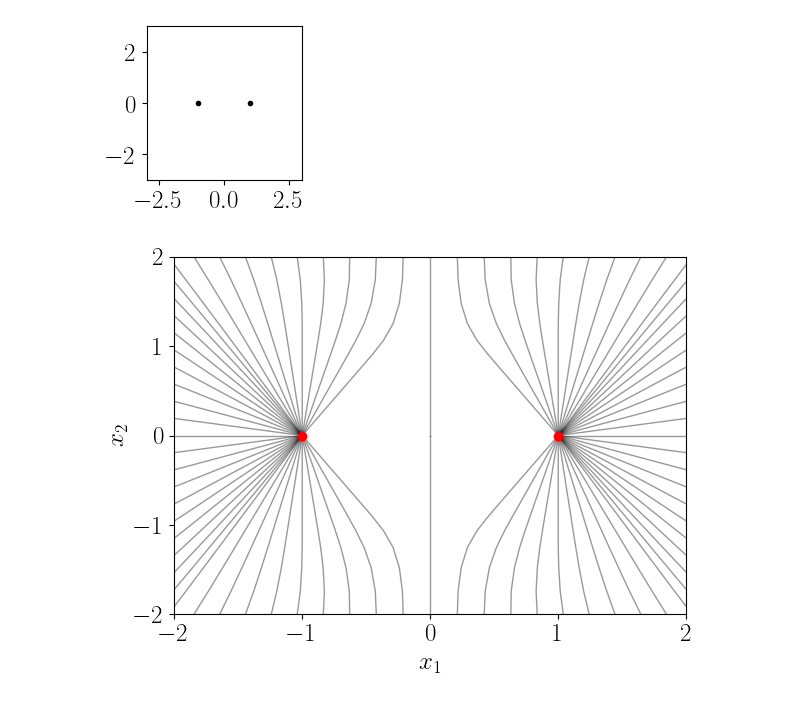
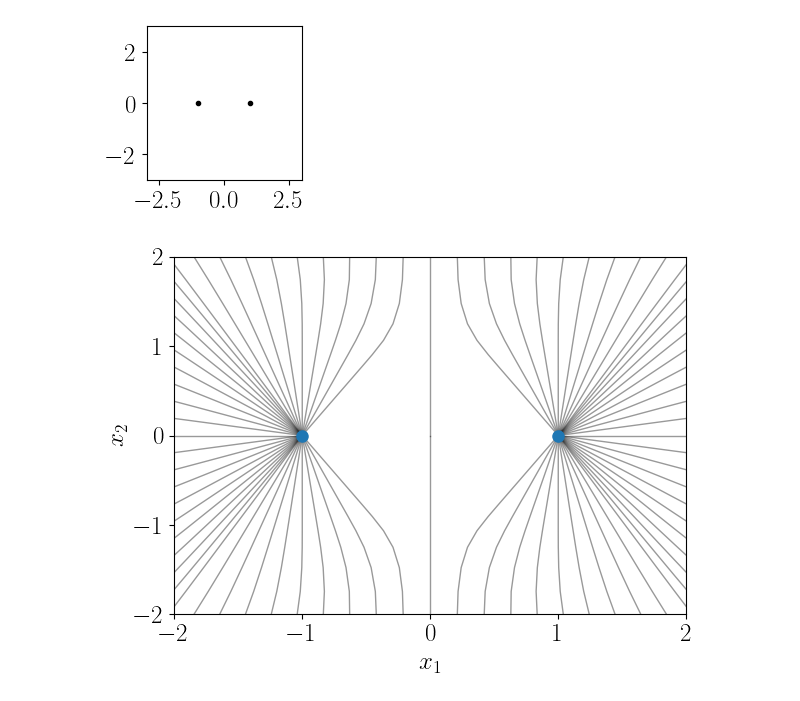
Before and after one commit to baptistar/DiffusionModelDynamics, a Jupyter notebook: 2DGaussianPoints/VE_StructuredPoints.ipynb, the cells around one changed output. Cells and saved outputs as stored; diff of their text form; code cells hidden in the pictures.

```diff
--- a/2DGaussianPoints/VE_StructuredPoints.ipynb
+++ b/2DGaussianPoints/VE_StructuredPoints.ipynb
@@ -127,30 +127,30 @@ plt.show()
 # %%
 # define GMM
 gmm = ReverseODE_TimeChange(data)
 
 # define latent samples
 scaling    = 2.1
 batch_size = 21
 latent_x   = scaling*torch.linspace(-1,1,batch_size)[np.newaxis,:]
 latents_1  = torch.vstack((latent_x, scaling*torch.ones(1,batch_size))).T
 latents_2  = torch.vstack((latent_x, -scaling*torch.ones(1,batch_size))).T
 latents_3  = torch.vstack((scaling*torch.ones(1,batch_size-2), latent_x[:,1:-1])).T
 latents_4  = torch.vstack((-scaling*torch.ones(1,batch_size-2),latent_x[:,1:-1])).T
 latents    = torch.vstack((latents_1, latents_2, latents_3, latents_4))
 
 # evaluate ODE and SDE paths
 GMM_x, GMM_t = gmm.ODEsampler(latents, T1=100.0, err_tol=1e-7)
 
 ctr = 1
 plt.figure()
 for i in range(latents.shape[0]):
     plt.plot(GMM_x[i,0,:], GMM_x[i,1,:], '-k', alpha=0.4, linewidth=1)
-plt.plot(data[:,0],data[:,1],'.r',markersize=12)
+plt.plot(data[:,0],data[:,1],'.',c='C0',markersize=16)
 plt.xlabel('$x_1$')
 plt.ylabel('$x_2$')
 plt.xlim(-2,2)
 plt.ylim(-2,2)
 plt.tight_layout()
 plt.savefig('figures/HyerplaneBoundary/2points.pdf')
 # %% [output]
-[figure, old version]
+[figure, new version]
```
Also changed, not shown: parts of 1 cell of this notebook, 5 other files.
